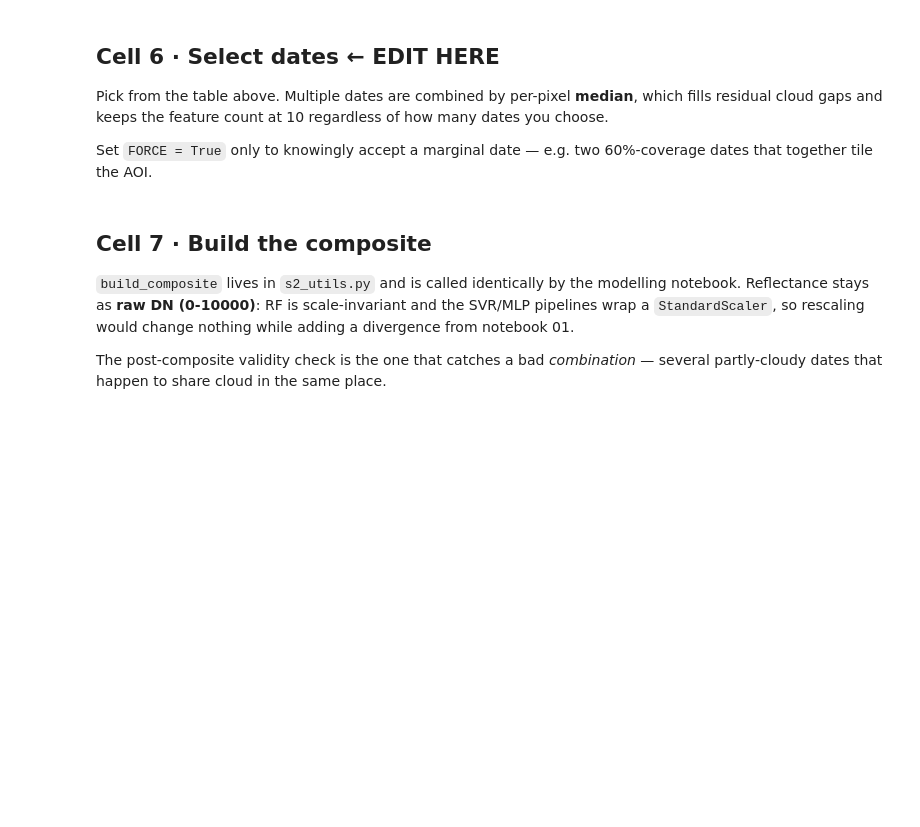
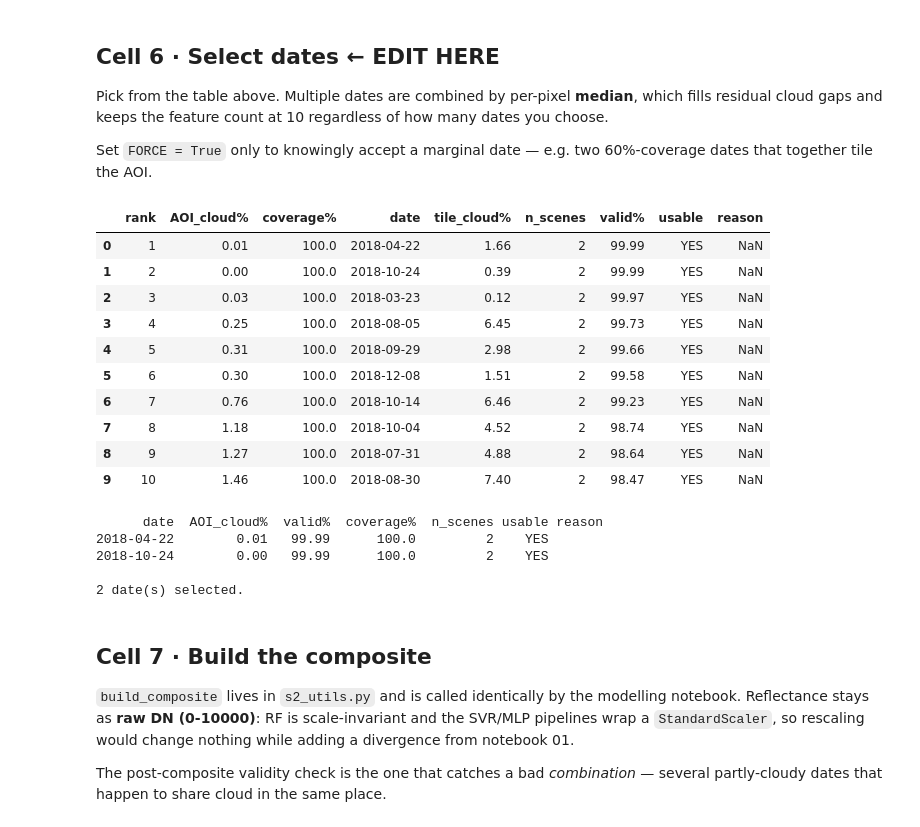
Before and after one commit to tanxiaoo/IMD-Mapping, a Jupyter notebook: 00_S2_Extraction_Milan_2018.ipynb, the cells around one changed output. Cells and saved outputs as stored; diff of their text form; code cells hidden in the pictures; blank space fills up the shorter version.

```diff
--- a/00_S2_Extraction_Milan_2018.ipynb
+++ b/00_S2_Extraction_Milan_2018.ipynb
@@ -334,8 +386,26 @@ how many dates you choose.
 
 Set `FORCE = True` only to knowingly accept a marginal date — e.g. two
 60%-coverage dates that together tile the AOI.
+# %%
+csv_path = "samples_S2/s2_scene_candidates_2018.csv"
+
+df_scenes = pd.read_csv(csv_path)
+
+df_scenes.head(10)
+# %% [output]
+|  | rank | AOI_cloud% | coverage% | date | tile_cloud% | n_scenes | valid% | usable | reason |
+| 0 | 1 | 0.01 | 100.0 | 2018-04-22 | 1.66 | 2 | 99.99 | YES | NaN |
+| 1 | 2 | 0.00 | 100.0 | 2018-10-24 | 0.39 | 2 | 99.99 | YES | NaN |
+| 2 | 3 | 0.03 | 100.0 | 2018-03-23 | 0.12 | 2 | 99.97 | YES | NaN |
+| 3 | 4 | 0.25 | 100.0 | 2018-08-05 | 6.45 | 2 | 99.73 | YES | NaN |
+| 4 | 5 | 0.31 | 100.0 | 2018-09-29 | 2.98 | 2 | 99.66 | YES | NaN |
+| 5 | 6 | 0.30 | 100.0 | 2018-12-08 | 1.51 | 2 | 99.58 | YES | NaN |
+| 6 | 7 | 0.76 | 100.0 | 2018-10-14 | 6.46 | 2 | 99.23 | YES | NaN |
+| 7 | 8 | 1.18 | 100.0 | 2018-10-04 | 4.52 | 2 | 98.74 | YES | NaN |
+| 8 | 9 | 1.27 | 100.0 | 2018-07-31 | 4.88 | 2 | 98.64 | YES | NaN |
+| 9 | 10 | 1.46 | 100.0 | 2018-08-30 | 7.40 | 2 | 98.47 | YES | NaN |
 # %%
-SELECTED_DATES = ['2018-07-15']   # <-- EDIT after reading the table above
+SELECTED_DATES = ['2018-04-22', '2018-10-24']   # <-- EDIT after reading the table above
 FORCE = False                     # bypass the three criteria (prints a warning)
 
 # ── Validation ────────────────────────────────────────────────────────────────
@@ -360,6 +430,12 @@ if len(bad) and FORCE:
           + '; '.join(f"{r['date']} ({r['reason']})" for _, r in bad.iterrows()) + ' ***')
 
 print(f'\n{len(SELECTED_DATES)} date(s) selected.')
+# %% [output]
+      date  AOI_cloud%  valid%  coverage%  n_scenes usable reason
+2018-04-22        0.01   99.99      100.0         2    YES
+2018-10-24        0.00   99.99      100.0         2    YES
+
+2 date(s) selected.
 # %% [markdown]
 ## Cell 7 · Build the composite
 
```
Also changed, not shown: parts of 9 cells of this notebook, 1 other file.
